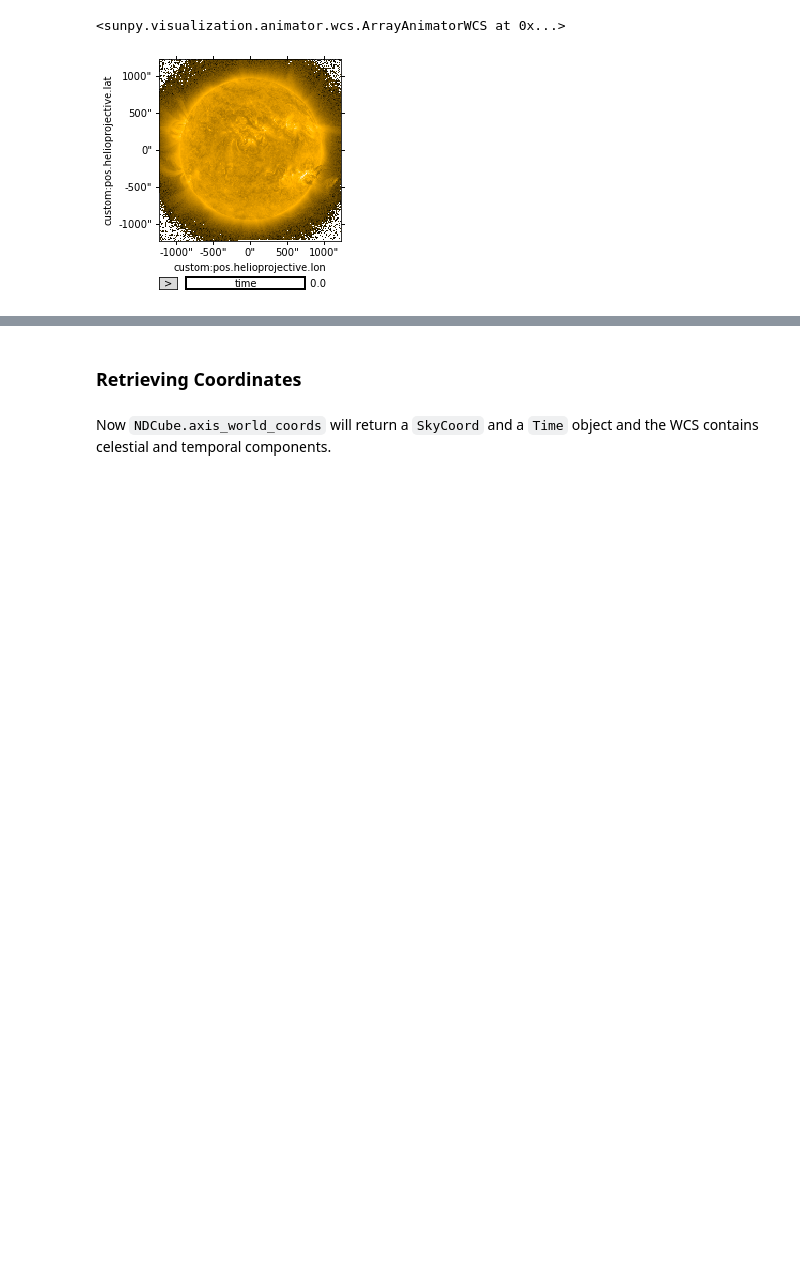
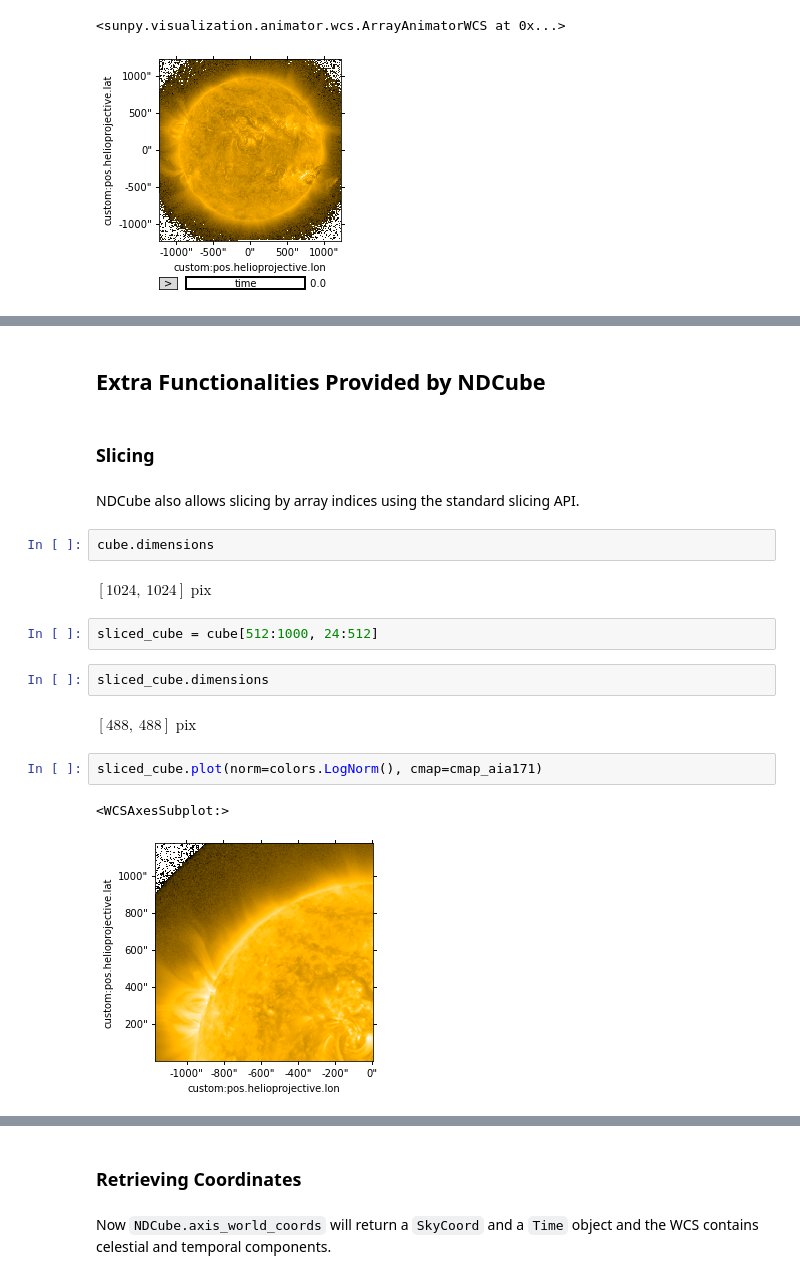
Before and after one commit to DanRyanIrish/notebooks, a Jupyter notebook: ndcube_as_map/ndcube20_as_map.ipynb, the cells around one changed output, grey strips where cells are left out. Drawn from its saved outputs; the diff is of its cells as text; blank space fills up the shorter version.

```diff
--- a/ndcube_as_map/ndcube20_as_map.ipynb
+++ b/ndcube_as_map/ndcube20_as_map.ipynb
@@ -412,0 +375,21 @@ cube3d.plot(plot_axes=[None, None, 'x'])
+# %% [markdown]
+## Extra Functionalities Provided by NDCube
+# %% [markdown]
+### Slicing
+# %% [markdown]
+NDCube also allows slicing by array indices using the standard slicing API.
+# %%
+cube.dimensions
+# %% [output]
+$[1024,~1024] \; \mathrm{pix}$
+# %%
+sliced_cube = cube[512:1000, 24:512]
+# %%
+sliced_cube.dimensions
+# %% [output]
+$[488,~488] \; \mathrm{pix}$
+# %%
+sliced_cube.plot(norm=colors.LogNorm(), cmap=cmap_aia171)
+# %% [output]
+<WCSAxesSubplot:>
+[figure, added]
```
Also changed, not shown: parts of 110 cells of this notebook.
